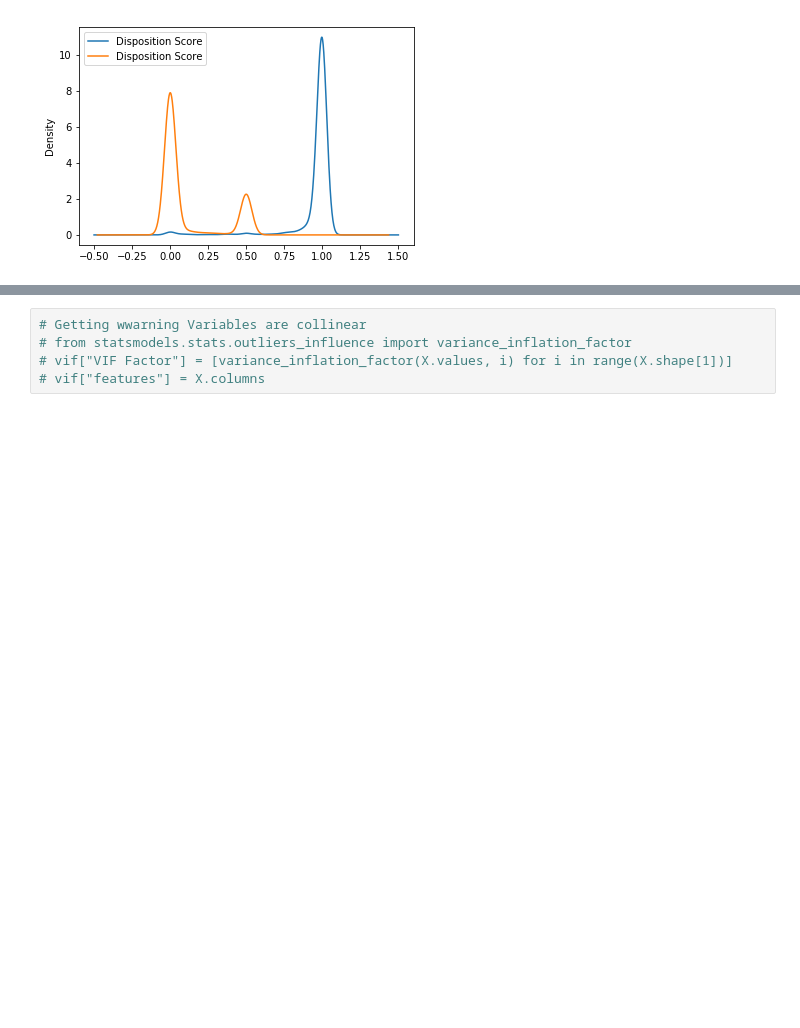
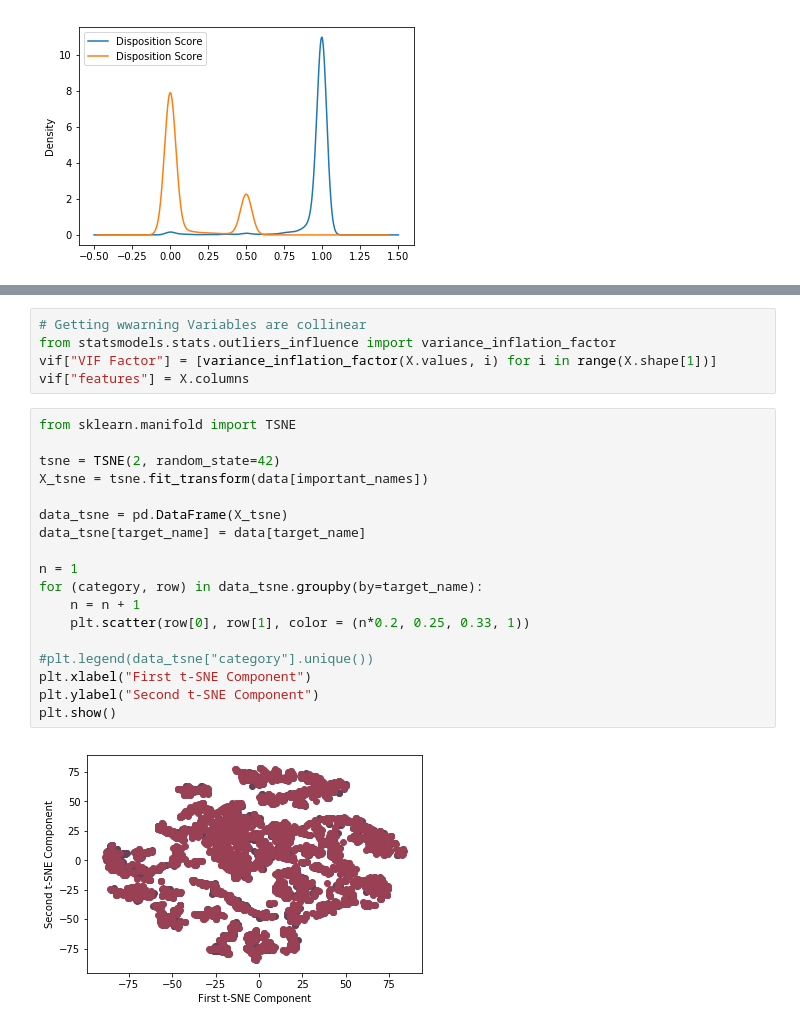
Before and after one commit to josiahcoad/LaSerenaDataScience, a Jupyter notebook: Expermental.ipynb, the cells around one changed output, grey strips where cells are left out. Drawn from its saved outputs; the diff is of its cells as text; blank space fills up the shorter version.

```diff
--- a/Expermental.ipynb
+++ b/Expermental.ipynb
@@ -306,5 +283,25 @@ Contamination:           0.028005464480874265
 # %%
 # Getting wwarning Variables are collinear
-# from statsmodels.stats.outliers_influence import variance_inflation_factor
-# vif["VIF Factor"] = [variance_inflation_factor(X.values, i) for i in range(X.shape[1])]
-# vif["features"] = X.columns
+from statsmodels.stats.outliers_influence import variance_inflation_factor
+vif["VIF Factor"] = [variance_inflation_factor(X.values, i) for i in range(X.shape[1])]
+vif["features"] = X.columns
+# %%
+from sklearn.manifold import TSNE
+
+tsne = TSNE(2, random_state=42)
+X_tsne = tsne.fit_transform(data[important_names])
+
+data_tsne = pd.DataFrame(X_tsne)
+data_tsne[target_name] = data[target_name]
+
+n = 1
+for (category, row) in data_tsne.groupby(by=target_name):
+    n = n + 1
+    plt.scatter(row[0], row[1], color = (n*0.2, 0.25, 0.33, 1))
+
+#plt.legend(data_tsne["category"].unique())
+plt.xlabel("First t-SNE Component")
+plt.ylabel("Second t-SNE Component")
+plt.show()
+# %% [output]
+[figure, added]
```
Also changed, not shown: parts of 12 cells of this notebook.
